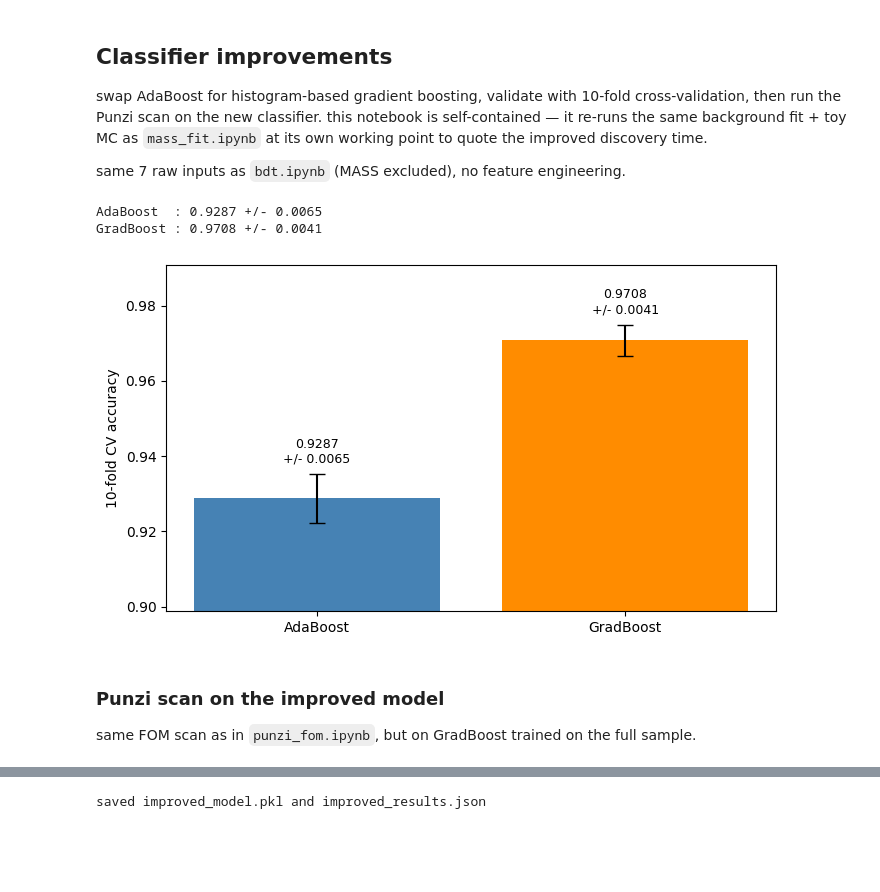
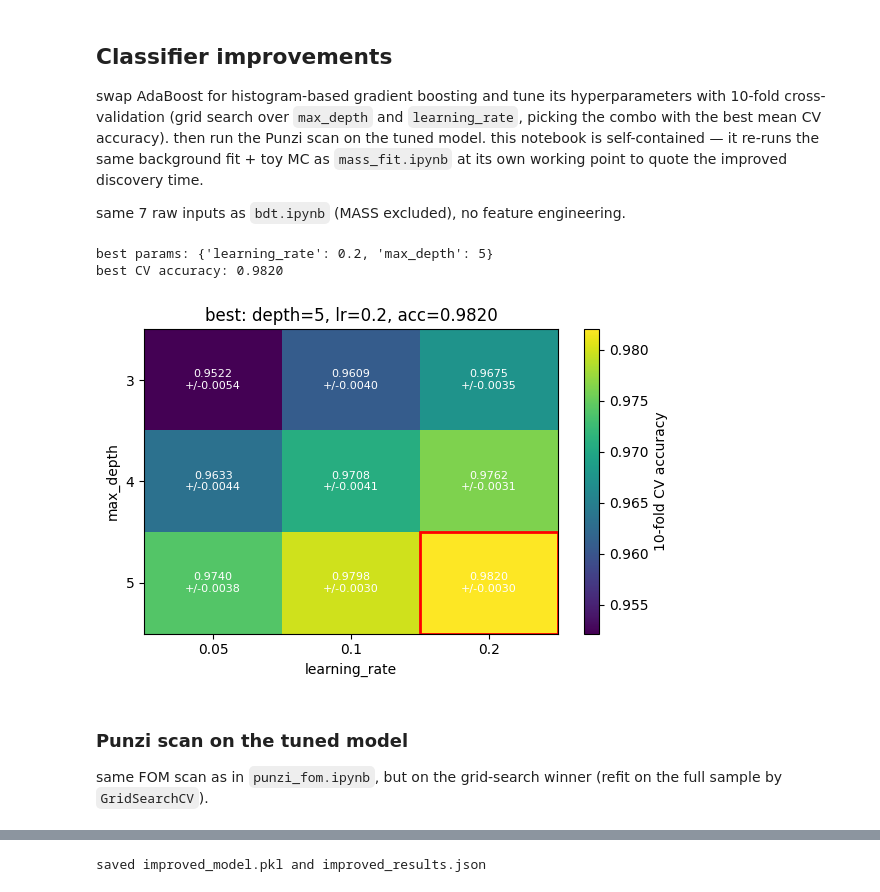
Before and after one commit to kaikoepchen/Particle_Discovery, a Jupyter notebook: extensions/classifier_improvements.ipynb, the cells around one changed output, grey strips where cells are left out. Cells and saved outputs as stored; diff of their text form; code cells hidden in the pictures; blank space fills up the shorter version.

Commit message:
tune gradient boosting with cv grid search

```diff
--- a/extensions/classifier_improvements.ipynb
+++ b/extensions/classifier_improvements.ipynb
@@ -1,7 +1,7 @@
 # %% [markdown]
 ## Classifier improvements
 
-swap AdaBoost for histogram-based gradient boosting, validate with 10-fold cross-validation, then run the Punzi scan on the new classifier. this notebook is self-contained — it re-runs the same background fit + toy MC as `mass_fit.ipynb` at its own working point to quote the improved discovery time.
+swap AdaBoost for histogram-based gradient boosting and tune its hyperparameters with 10-fold cross-validation (grid search over `max_depth` and `learning_rate`, picking the combo with the best mean CV accuracy). then run the Punzi scan on the tuned model. this notebook is self-contained — it re-runs the same background fit + toy MC as `mass_fit.ipynb` at its own working point to quote the improved discovery time.
 
 same 7 raw inputs as `bdt.ipynb` (MASS excluded), no feature engineering.
 # %%
@@ -29,48 +27,48 @@ background = background.apply(pd.to_numeric, errors="coerce").dropna().reset_ind
 X = pd.concat([signal[features7], background[features7]], axis=0).reset_index(drop=True)
 y = np.concatenate([np.ones(len(signal)), np.zeros(len(background))])
 # %%
-def make_adaboost():
-    base = DecisionTreeClassifier(max_depth=2, min_samples_leaf=50, random_state=42)
-    return AdaBoostClassifier(estimator=base, n_estimators=100, learning_rate=0.5, random_state=42)
+param_grid = {
+    "max_depth":     [3, 4, 5],
+    "learning_rate": [0.05, 0.1, 0.2],
+}
+base = HistGradientBoostingClassifier(max_iter=200, min_samples_leaf=50, random_state=42)
+cv = KFold(n_splits=10, shuffle=True, random_state=42)
+gs = GridSearchCV(base, param_grid, cv=cv, scoring="accuracy", n_jobs=-1, refit=True)
+gs.fit(X, y)
 
-def make_gradboost():
-    return HistGradientBoostingClassifier(max_depth=4, max_iter=200, learning_rate=0.1,
-                                          min_samples_leaf=50, random_state=42)
-
-cv = KFold(n_splits=10, shuffle=True, random_state=42)
-cv_results = {}
-for name, factory in [("AdaBoost", make_adaboost), ("GradBoost", make_gradboost)]:
-    accs = []
-    for train_idx, test_idx in cv.split(X):
-        clf = factory()
-        clf.fit(X.iloc[train_idx], y[train_idx])
-        accs.append(accuracy_score(y[test_idx], clf.predict(X.iloc[test_idx])))
-    cv_results[name] = {"folds": [float(a) for a in accs],
-                        "mean": float(np.mean(accs)),
-                        "std":  float(np.std(accs))}
-    print(f"{name:10s}: {np.mean(accs):.4f} +/- {np.std(accs):.4f}")
+print(f"best params: {gs.best_params_}")
+print(f"best CV accuracy: {gs.best_score_:.4f}")
+gb = gs.best_estimator_
 # %% [output]
-AdaBoost  : 0.9287 +/- 0.0065
-GradBoost : 0.9708 +/- 0.0041
+best params: {'learning_rate': 0.2, 'max_depth': 5}
+best CV accuracy: 0.9820
 # %%
-fig, ax = plt.subplots(figsize=(7, 4))
-names = list(cv_results.keys())
-means = [cv_results[n]["mean"] for n in names]
-stds  = [cv_results[n]["std"]  for n in names]
-x = np.arange(len(names))
-ax.bar(x, means, yerr=stds, capsize=6, color=["steelblue", "darkorange"])
-for xi, m, s in zip(x, means, stds):
-    ax.text(xi, m + s + 0.003, f"{m:.4f}\n+/- {s:.4f}", ha="center", fontsize=9)
-ax.set_xticks(x); ax.set_xticklabels(names)
-ax.set_ylim(min(means) - 0.03, max(means) + 0.02)
-ax.set_ylabel("10-fold CV accuracy")
+depths = param_grid["max_depth"]
+lrs    = param_grid["learning_rate"]
+scores_matrix = np.array(gs.cv_results_["mean_test_score"]).reshape(len(depths), len(lrs))
+stds_matrix   = np.array(gs.cv_results_["std_test_score"]).reshape(len(depths), len(lrs))
+
+fig, ax = plt.subplots(figsize=(6, 4))
+im = ax.imshow(scores_matrix, cmap="viridis", aspect="auto")
+ax.set_xticks(range(len(lrs)));    ax.set_xticklabels(lrs)
+ax.set_yticks(range(len(depths))); ax.set_yticklabels(depths)
+ax.set_xlabel("learning_rate"); ax.set_ylabel("max_depth")
+for i in range(len(depths)):
+    for j in range(len(lrs)):
+        ax.text(j, i, f"{scores_matrix[i,j]:.4f}\n+/-{stds_matrix[i,j]:.4f}",
+                ha="center", va="center", color="white", fontsize=8)
+best_i = depths.index(gs.best_params_["max_depth"])
+best_j = lrs.index(gs.best_params_["learning_rate"])
+ax.add_patch(plt.Rectangle((best_j-0.5, best_i-0.5), 1, 1, fill=False, edgecolor="red", lw=2))
+fig.colorbar(im, ax=ax, label="10-fold CV accuracy")
+ax.set_title(f"best: depth={gs.best_params_['max_depth']}, lr={gs.best_params_['learning_rate']}, acc={gs.best_score_:.4f}")
 plt.tight_layout()
-plt.savefig("../plots/cv_comparison.png", dpi=150, bbox_inches="tight")
+plt.savefig("../plots/cv_tuning.png", dpi=150, bbox_inches="tight")
 plt.show()
 # %% [output]
-[figure, old version]
+[figure, new version]
 # %% [markdown]
-### Punzi scan on the improved model
+### Punzi scan on the tuned model
 
-same FOM scan as in `punzi_fom.ipynb`, but on GradBoost trained on the full sample.
+same FOM scan as in `punzi_fom.ipynb`, but on the grid-search winner (refit on the full sample by `GridSearchCV`).
 # %%
```
Also changed, not shown: parts of 5 cells of this notebook, 7 other files.
